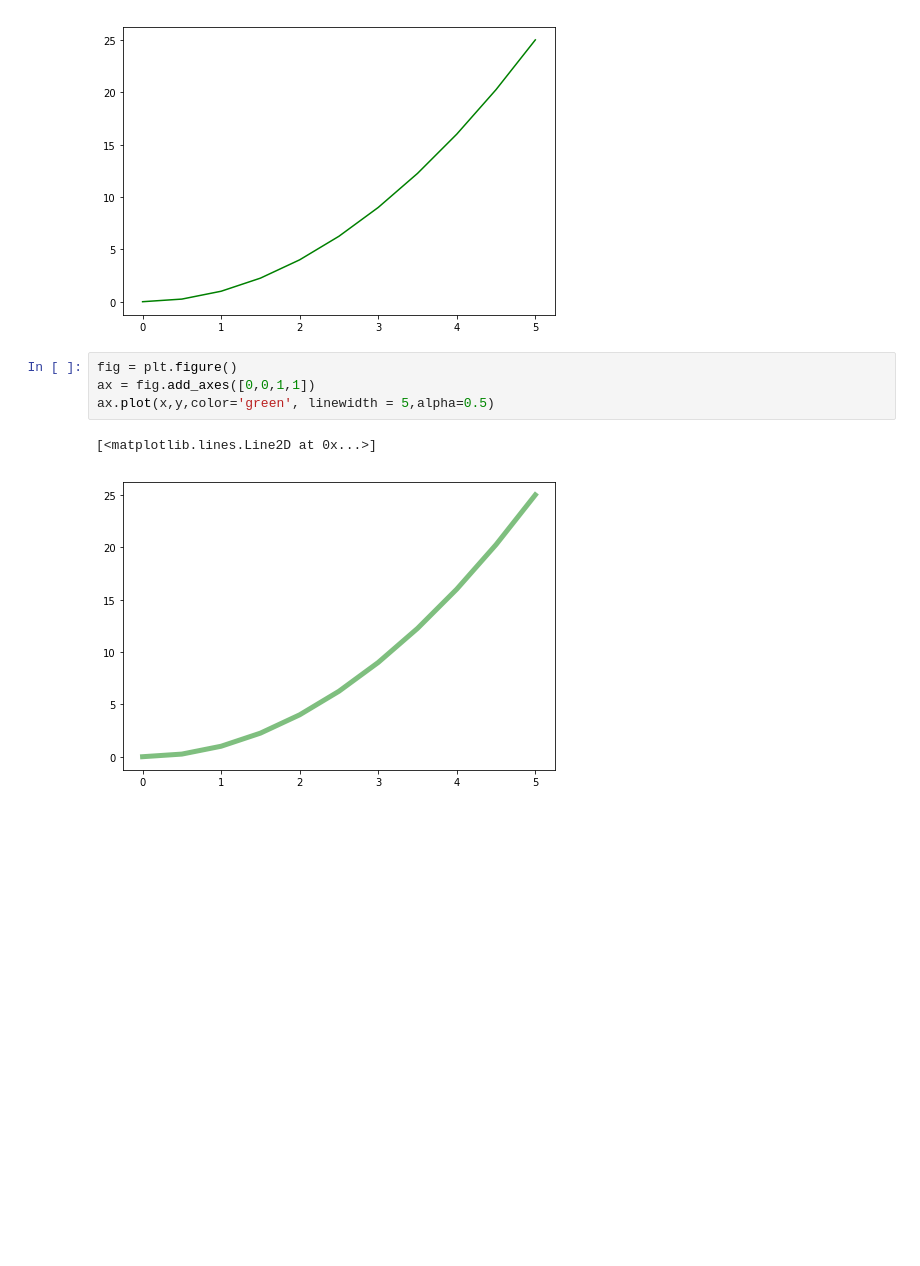
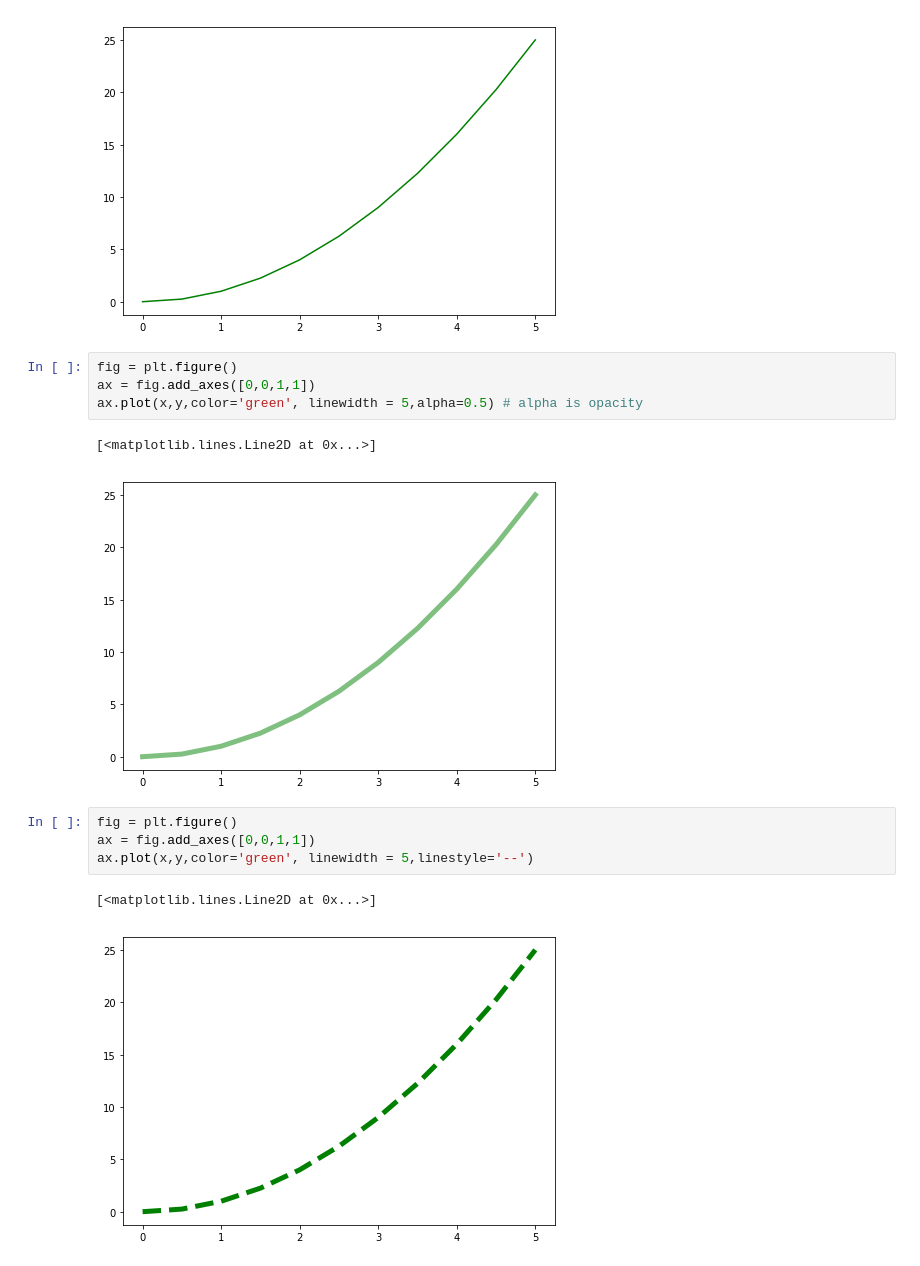
Before and after one commit to rishindrareddy/python-data-science, a Jupyter notebook: MatplotLib/Matplot.ipynb, the cells around one changed output. Drawn from its saved outputs; the diff is of its cells as text; blank space fills up the shorter version.

Commit message:
advanced matplot lib

```diff
--- a/MatplotLib/Matplot.ipynb
+++ b/MatplotLib/Matplot.ipynb
@@ -98,7 +98,14 @@ ax.plot(x,y,color='green')
 # %%
 fig = plt.figure()
 ax = fig.add_axes([0,0,1,1])
-ax.plot(x,y,color='green', linewidth = 5,alpha=0.5)
+ax.plot(x,y,color='green', linewidth = 5,alpha=0.5) # alpha is opacity
 # %% [output]
 [<matplotlib.lines.Line2D at 0x...>]
 [figure]
+# %%
+fig = plt.figure()
+ax = fig.add_axes([0,0,1,1])
+ax.plot(x,y,color='green', linewidth = 5,linestyle='--')
+# %% [output]
+[<matplotlib.lines.Line2D at 0x...>]
+[figure, added]
```
Also changed, not shown: parts of 5 cells of this notebook.
